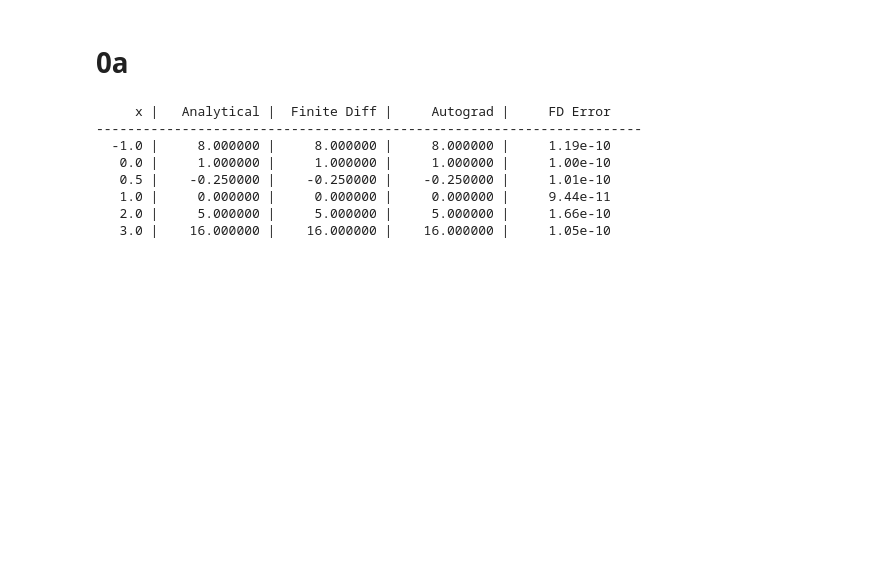
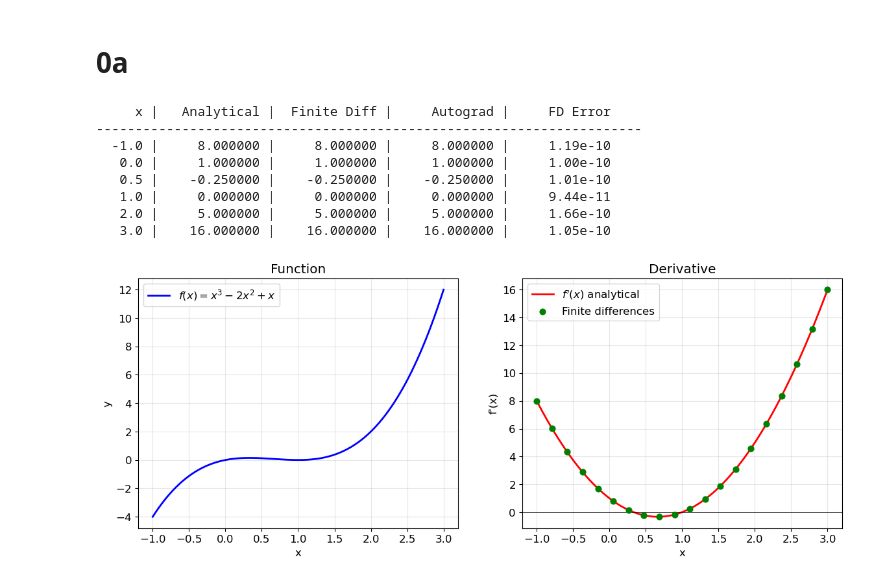
Before and after one commit to akshay-chenna/learning-diffusion, a Jupyter notebook: implementation.ipynb, the cells around one changed output. Drawn from its saved outputs; the diff is of its cells as text; code cells hidden in the pictures; blank space fills up the shorter version.

```diff
--- a/implementation.ipynb
+++ b/implementation.ipynb
@@ -44,3 +44,24 @@ for x in test_points:
    1.0 |     0.000000 |     0.000000 |     0.000000 |     9.44e-11
    2.0 |     5.000000 |     5.000000 |     5.000000 |     1.66e-10
    3.0 |    16.000000 |    16.000000 |    16.000000 |     1.05e-10
+# %%
+x = np.linspace(-1, 3, 300)
+
+fig, (ax1, ax2) = plt.subplots(1,2,figsize=(14,5))
+
+ax1.plot(x,f(x), 'b-', linewidth=2, label='$f(x) = x^3 - 2x^2 + x$')
+ax1.set_xlabel("x")
+ax1.set_ylabel("y")
+ax1.set_title("Function")
+ax1.legend()
+ax1.grid(True, alpha=0.3)
+
+ax2.plot(x, f_prime_analytical(x), 'r-', linewidth=2, label="$f'(x)$ analytical")
+x_sparse = np.linspace(-1, 3, 20)
+fd_vals = [numerical_derivative(f,xi) for xi in x_sparse]
+ax2.scatter(x_sparse, fd_vals, c='green', s=40, zorder=5, label='Finite differences')
+ax2.axhline(y=0, color='k', linewidth=0.5)
+ax2.set_xlabel('x'); ax2.set_ylabel("f'(x)")
+ax2.set_title('Derivative'); ax2.legend(); ax2.grid(True, alpha=0.3)
+# %% [output]
+[figure, added]
```
Also changed, not shown: parts of 2 cells of this notebook.
